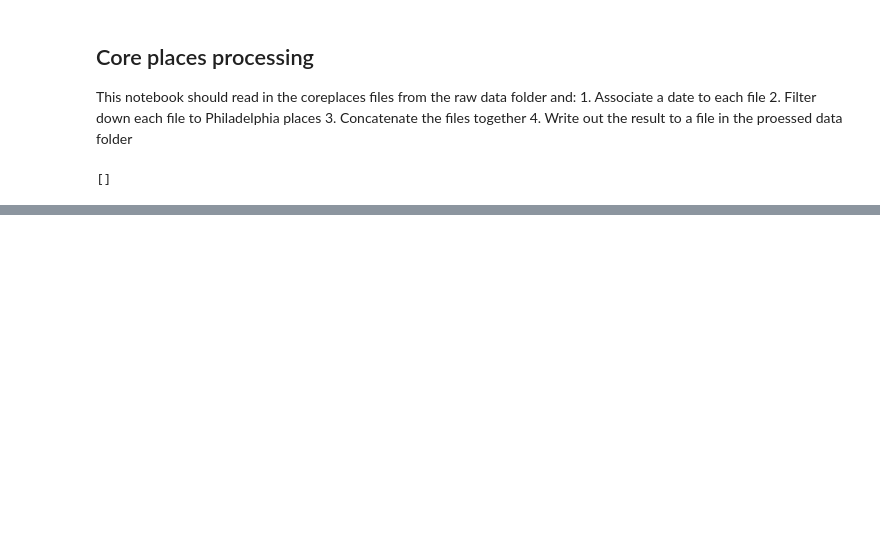
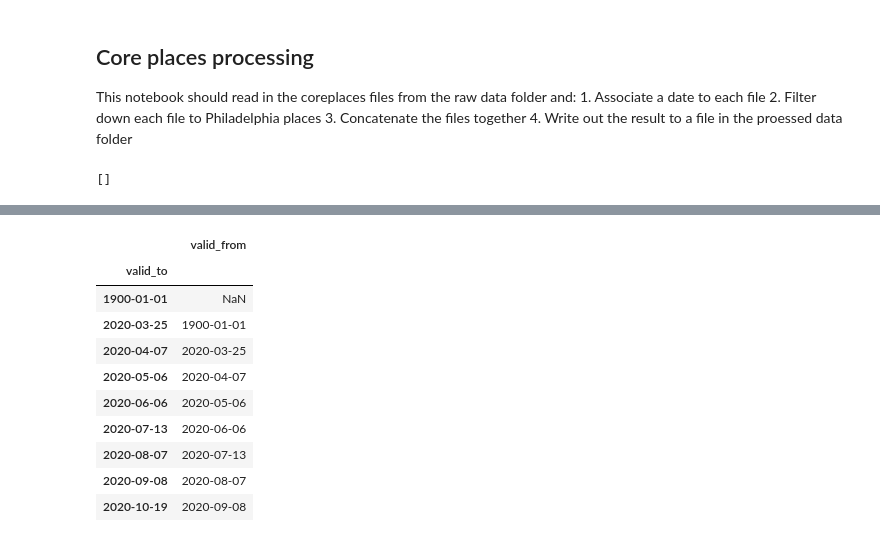
Before and after one commit to hkronenb/HK_DATS_Practicum, a Jupyter notebook: notebooks/CorePlacesProcessing.ipynb, the cells around one changed output, grey strips where cells are left out. Drawn from its saved outputs; the diff is of its cells as text; code cells hidden in the pictures; blank space fills up the shorter version.

```diff
--- a/notebooks/CorePlacesProcessing.ipynb
+++ b/notebooks/CorePlacesProcessing.ipynb
@@ -65,6 +68,13 @@ files
  '/Users/hannahkronenberg/SafegraphCOVIDPhilly/data/raw/core/2020/06/Core-USA-June2020-Release-CORE_POI-2020_05-2020-06-06/core_poi-part1.csv.gz',
  '/Users/hannahkronenberg/SafegraphCOVIDPhilly/data/raw/core/2020/06/Core-USA-June2020-Release-CORE_POI-2020_05-2020-06-06/core_poi-part4.csv.gz',
  '/Users/hannahkronenberg/SafegraphCOVIDPhilly/data/raw/core/2020/06/Core-USA-June2020-Release-CORE_POI-2020_05-2020-06-06/core_poi-part2.csv.gz']
-# %%
-file = files[0]
-core_poi_df = pd.read_csv(file)
+# %%
+def extract_date(file):
+    folders = file.split("/")
+    date = folders[-2]
+    date = date.split("-")[-3:]
+    return '-'.join(date)
+# %%
+all_dates = list(set([extract_date(file) for file in files]))
+all_dates.sort()
+all_dates = ['1900-01-01'] + all_dates
@@ -70,0 +86,14 @@ core_poi_df = pd.read_csv(file)
+# %%
+date_df
+# %% [output]
+|  | valid_from |
+| valid_to |  |
+| 1900-01-01 | NaN |
+| 2020-03-25 | 1900-01-01 |
+| 2020-04-07 | 2020-03-25 |
+| 2020-05-06 | 2020-04-07 |
+| 2020-06-06 | 2020-05-06 |
+| 2020-07-13 | 2020-06-06 |
+| 2020-08-07 | 2020-07-13 |
+| 2020-09-08 | 2020-08-07 |
+| 2020-10-19 | 2020-09-08 |
```
Also changed, not shown: parts of 12 cells of this notebook, 4 other files.
